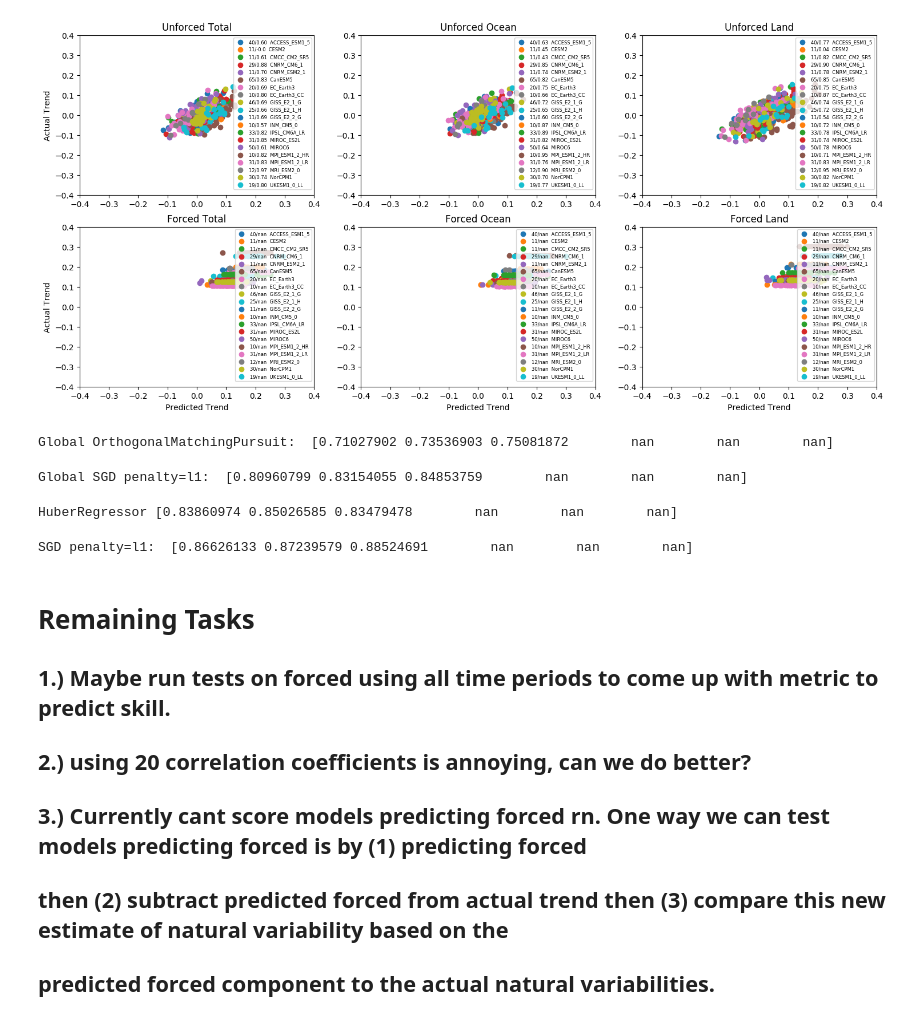
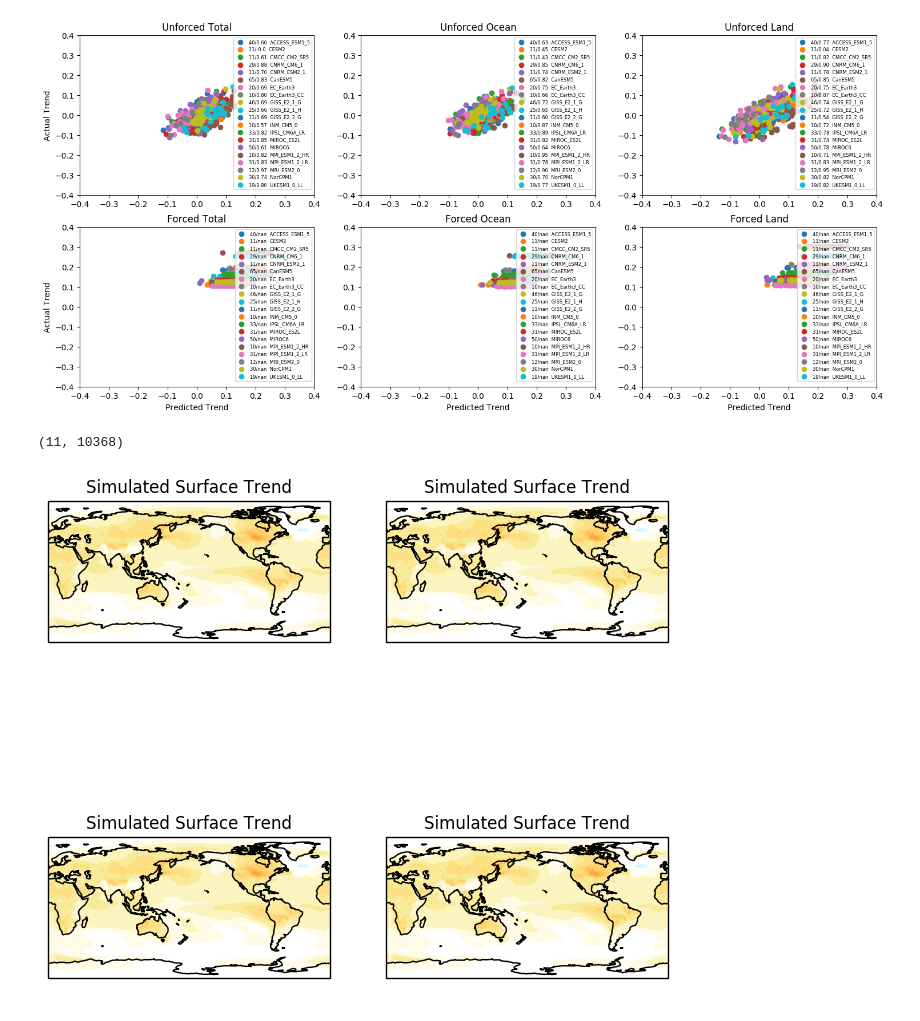
Before and after one commit to AodhanSweeney/SurfaceTrendLearing, a Jupyter notebook: MLExperiments/MLModelTestBed.ipynb, the cells around one changed output. Drawn from its saved outputs; the diff is of its cells as text; code cells hidden in the pictures.

Commit message:
Organizing ERA5 data download and MLtestbed.

```diff
--- a/MLExperiments/MLModelTestBed.ipynb
+++ b/MLExperiments/MLModelTestBed.ipynb
@@ -146,3 +146,7 @@ for model_idx in range(len(NameValidatationPredictions)):
     all_r_values.append(r_values)
 # %% [output]
 [figure]
+# %%
+np.shape(TestingPredictorData[1])
+# %% [output]
+(11, 10368)
@@ -149,24 +155,21 @@ for model_idx in range(len(NameValidatationPredictions)):
+# %%
+#Plotting is below
+lat_bins = np.linspace(-90, 90., 72)
+lon_bins = np.linspace(0, 357.5, 144)
+lim = np.linspace(-1, 1, 21)
+subplot_kw = dict(projection=ccrs.PlateCarree(central_longitude=180))
+
+fig, axs = plt.subplots(2,2,figsize=(8,8), subplot_kw=subplot_kw)
+axs_obj = axs.flatten()
+for x in range(4):
+    axs_obj[x].coastlines()
+    #ax[0].set_extent([0.0, -1, -90.0, 90.0])
+    axs_obj[x].set_title('Simulated Surface Trend')
+    coef_map_cyclic, lon = add_cyclic_point(forced, coord=lon_bins)
+    im = axs_obj[x].contourf(lon, lat_bins, coef_map_cyclic,levels=lim,
+                        transform=ccrs.PlateCarree(), extend='both', cmap=custom_cmap)
+    #axs_obj[x].contourf(thing[x], np.linspace(-1.5,1.5,21), cmap=custom_cmap)
+# %% [output]
+[figure, added]
 # %%
-
-print('Global OrthogonalMatchingPursuit: ', np.nanmean(all_r_values, axis=0))
+forced = np.nanmean(thing, axis=0)
-# %% [output]
-Global OrthogonalMatchingPursuit:  [0.71027902 0.73536903 0.75081872        nan        nan        nan]
-# %%
-print('Global SGD penalty=l1: ', np.nanmean(all_r_values, axis=0))
-# %% [output]
-Global SGD penalty=l1:  [0.80960799 0.83154055 0.84853759        nan        nan        nan]
-# %%
-print('HuberRegressor', np.nanmean(all_r_values, axis=0))
-# %% [output]
-HuberRegressor [0.83860974 0.85026585 0.83479478        nan        nan        nan]
-# %%
-print('SGD penalty=l1: ', np.nanmean(all_r_values, axis=0))
-# %% [output]
-SGD penalty=l1:  [0.86626133 0.87239579 0.88524691        nan        nan        nan]
-# %% [markdown]
-# Remaining Tasks
-## 1.) Maybe run tests on forced using all time periods to come up with metric to predict skill.
-## 2.) using 20 correlation coefficients is annoying, can we do better?
-## 3.) Currently cant score models predicting forced rn. One way we can test models predicting forced is by (1) predicting forced
-## then (2) subtract predicted forced from actual trend then (3) compare this new estimate of natural variability based on the
-## predicted forced component to the actual natural variabilities.
```
Also changed, not shown: parts of 11 cells of this notebook, 2 other files.
